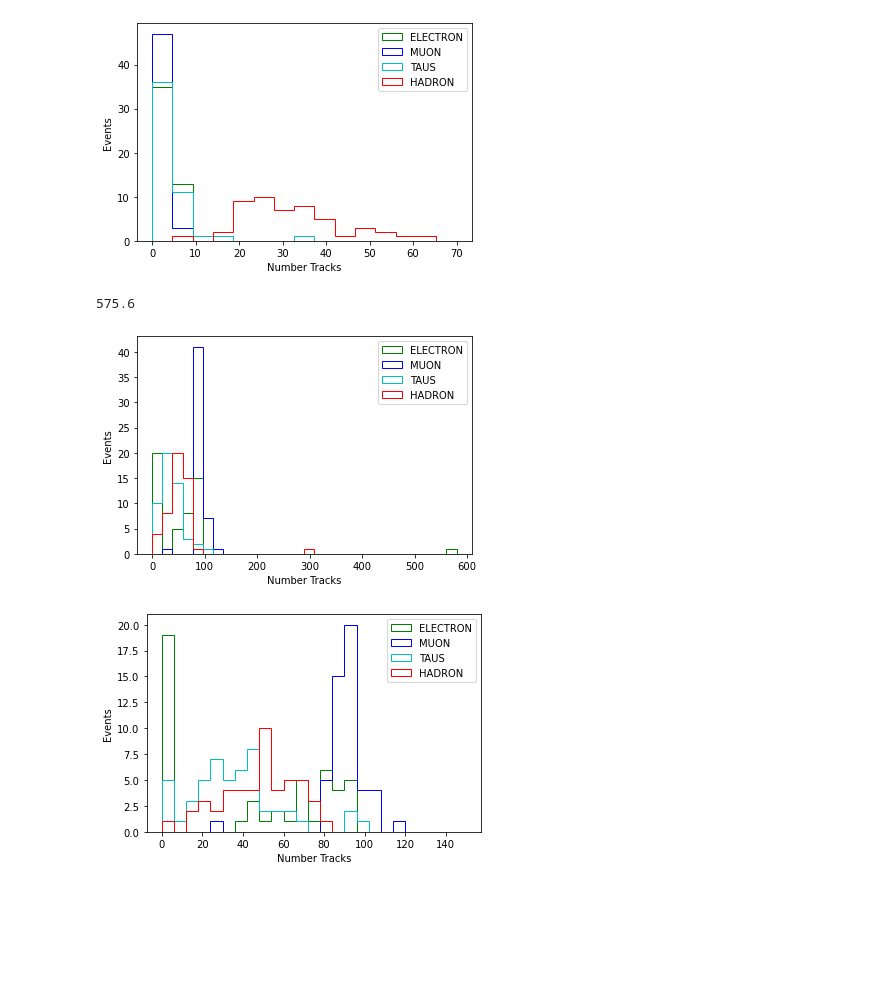
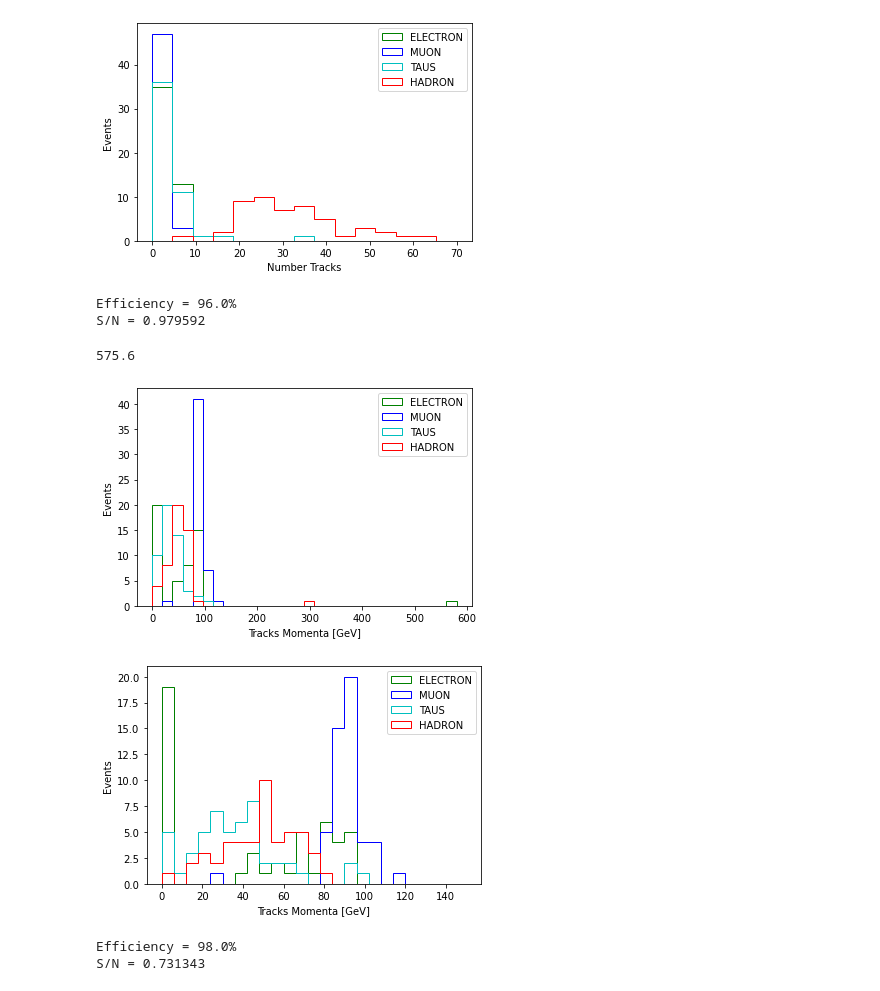
Before and after one commit to rihoppe/z0-precisionmeasurement, a Jupyter notebook: Grope_Histograms.ipynb, the cells around one changed output. Saved outputs shown, nothing was run; the diff lists cells and outputs as text; code cells hidden in the pictures; blank space fills up the shorter version.

Commit message:
Added cuts with efficiency and SN ratio

```diff
--- a/Grope_Histograms.ipynb
+++ b/Grope_Histograms.ipynb
@@ -18,31 +18,49 @@ plt.ylabel("Events")
 fig.show()
 # %% [output]
 [figure]
+# %%
+indx_eff = Data[np.where(Data["NCharged"]>=15)]
+eff = 100*len(np.where(indx_eff["Type"]==b"HADRON")[0])/len(np.where(Data["Type"]==b"HADRON")[0])
+signal_noise = len(np.where(indx_eff["Type"]==b"HADRON")[0])/len(indx_eff["Type"])
+print("Efficiency = " + "%.1f" % eff + "%" )
+print("S/N = " + "%f" % signal_noise)
+# %% [output]
+Efficiency = 96.0%
+S/N = 0.979592
 # %%
 fig = plt.figure()
 print(max(Data["PCharged"]))
 for i in Types.keys():
     plt.hist(Data[Data["Type"]==i]["PCharged"], bins=30, histtype="step", color=Types[i], label=i, range=(0,580))
 
 fig.legend(bbox_to_anchor=(0.4,0.38,0.5,0.5))
 fig.patch.set_facecolor("white")
-plt.xlabel("Number Tracks")
+plt.xlabel("Tracks Momenta [GeV]")
 plt.ylabel("Events")
 fig.show()
 fig = plt.figure()
 
 for i in Types.keys():
     plt.hist(Data[Data["Type"]==i]["PCharged"], bins=25, histtype="step", color=Types[i], label=i, range=(0,150))
 
 fig.legend(bbox_to_anchor=(0.4,0.38,0.5,0.5))
 fig.patch.set_facecolor("white")
-plt.xlabel("Number Tracks")
+plt.xlabel("Tracks Momenta [GeV]")
 plt.ylabel("Events")
 fig.show()
 # %% [output]
 575.6
-[figure, old version]
+[figure, new version]
-[figure, old version]
+[figure, new version]
+# %%
+indx_eff = Data[np.where(Data["PCharged"]>=80)]
+eff = 100*len(np.where(indx_eff["Type"]==b"MUON")[0])/len(np.where(Data["Type"]==b"MUON")[0])
+signal_noise = len(np.where(indx_eff["Type"]==b"MUON")[0])/len(indx_eff["Type"])
+print("Efficiency = " + "%.1f" % eff + "%" )
+print("S/N = " + "%f" % signal_noise)
+# %% [output]
+Efficiency = 98.0%
+S/N = 0.731343
 # %%
 fig = plt.figure()
 for i in Types.keys():
```
Also changed, not shown: parts of 4 cells of this notebook.
